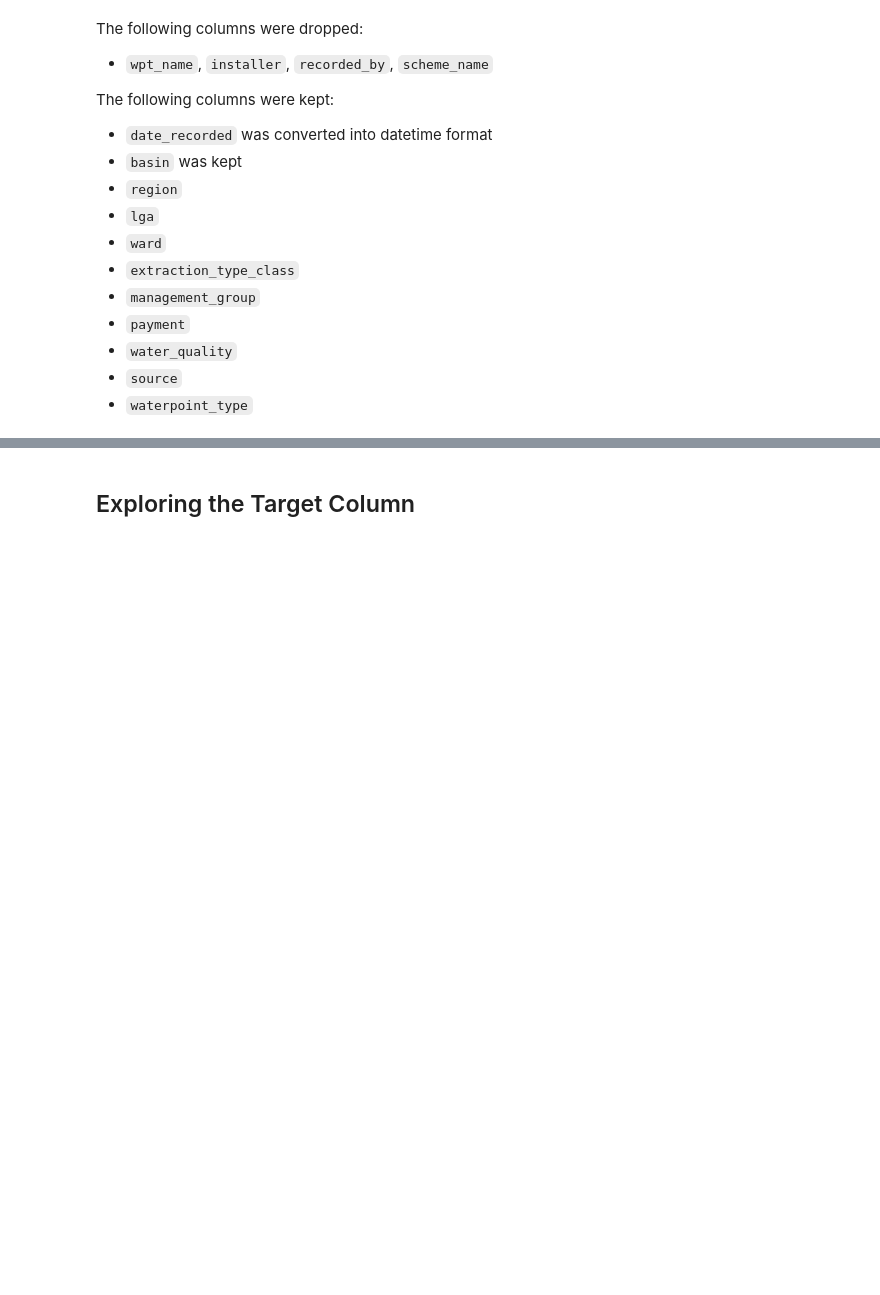
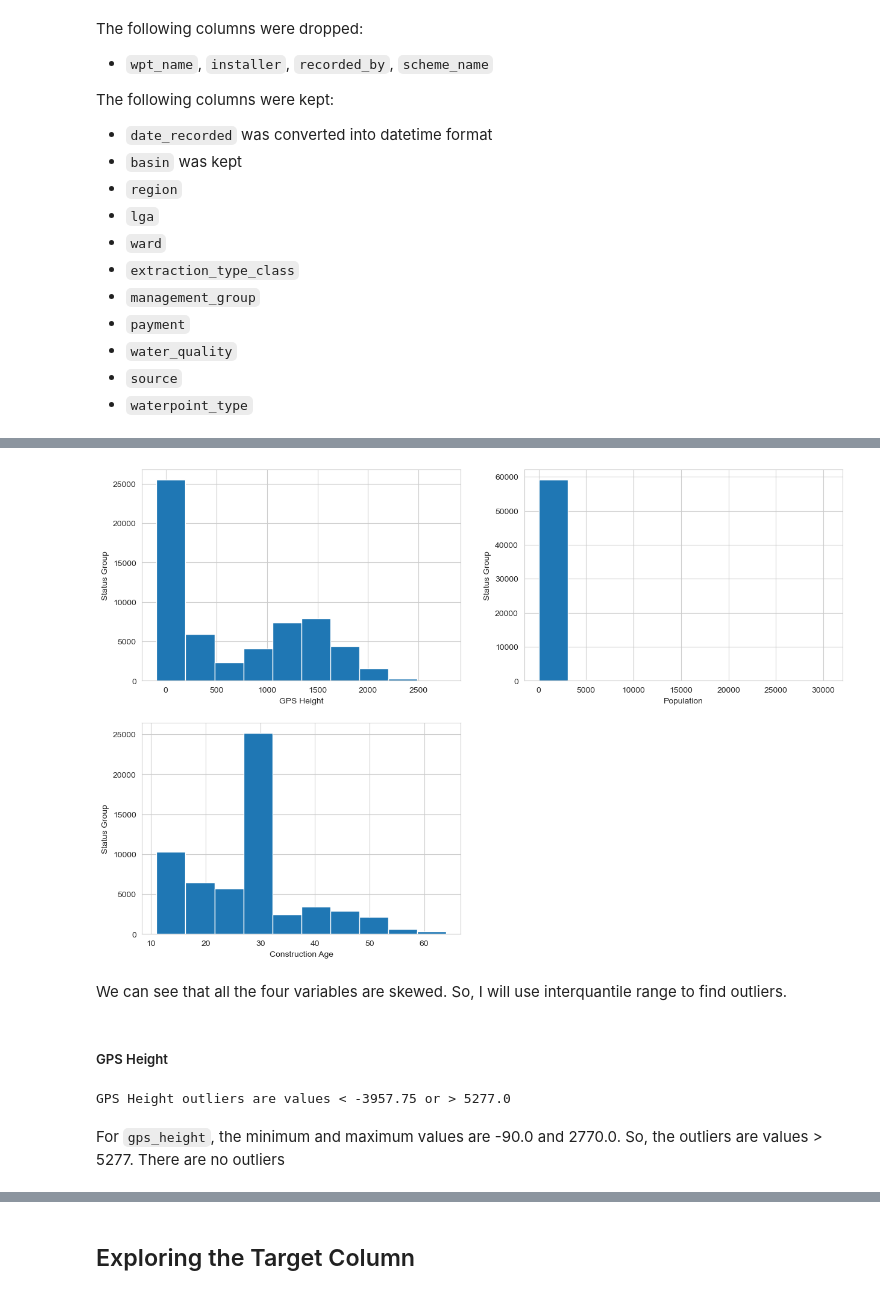
Before and after one commit to KImondorose/phase_3_project-Pump-it-Up-Data-Mining-the-Water-Table, a Jupyter notebook: notebook.ipynb, the cells around one changed output, grey strips where cells are left out. Saved outputs shown, nothing was run; the diff lists cells and outputs as text; code cells hidden in the pictures; blank space fills up the shorter version.

```diff
--- a/notebook.ipynb
+++ b/notebook.ipynb
@@ -1329,0 +1559,37 @@ The following columns were kept:
+# %%
+# plot histogram to check distribution
+
+plt.figure(figsize=(15,10))
+
+
+plt.subplot(2, 2, 1)
+fig = Xy_init["gps_height"].hist(bins=10)
+fig.set_xlabel('GPS Height')
+fig.set_ylabel('Status Group')
+
+plt.subplot(2, 2, 2)
+fig = Xy_init["population"].hist(bins=10)
+fig.set_xlabel('Population')
+fig.set_ylabel('Status Group')
+
+plt.subplot(2, 2, 3)
+fig = Xy_init["construction_age"].hist(bins=10)
+fig.set_xlabel('Construction Age')
+fig.set_ylabel('Status Group');
+# %% [output]
+[figure, added]
+# %% [markdown]
+We can see that all the four variables are skewed. So, I will use interquantile range to find outliers.
+# %% [markdown]
+##### GPS Height
+# %%
+# find outliers for GPS Height variable
+
+IQR = Xy_init["gps_height"].quantile(0.75) - Xy_init.gps_height.quantile(0.25)
+Lower_fence = Xy_init["gps_height"].quantile(0.25) - (IQR * 3)
+Upper_fence = Xy_init["gps_height"].quantile(0.75) + (IQR * 3)
+print('GPS Height outliers are values < {lowerboundary} or > {upperboundary}'.format(lowerboundary=Lower_fence, upperboundary=Upper_fence))
+# %% [output]
+GPS Height outliers are values < -3957.75 or > 5277.0
+# %% [markdown]
+For `gps_height`, the minimum and maximum values are -90.0 and 2770.0. So, the outliers are values > 5277. There are no outliers
```
Also changed, not shown: parts of 126 cells of this notebook.
